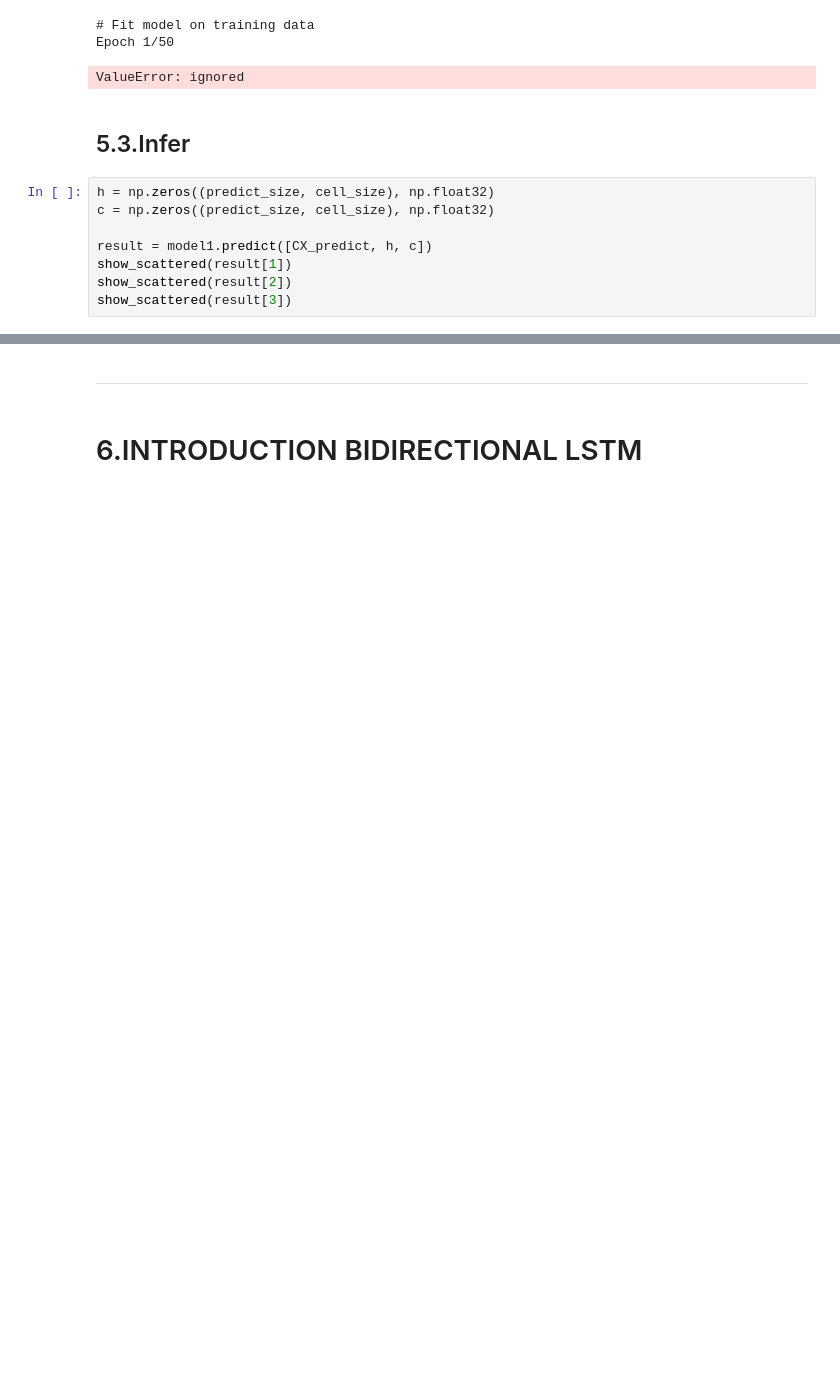
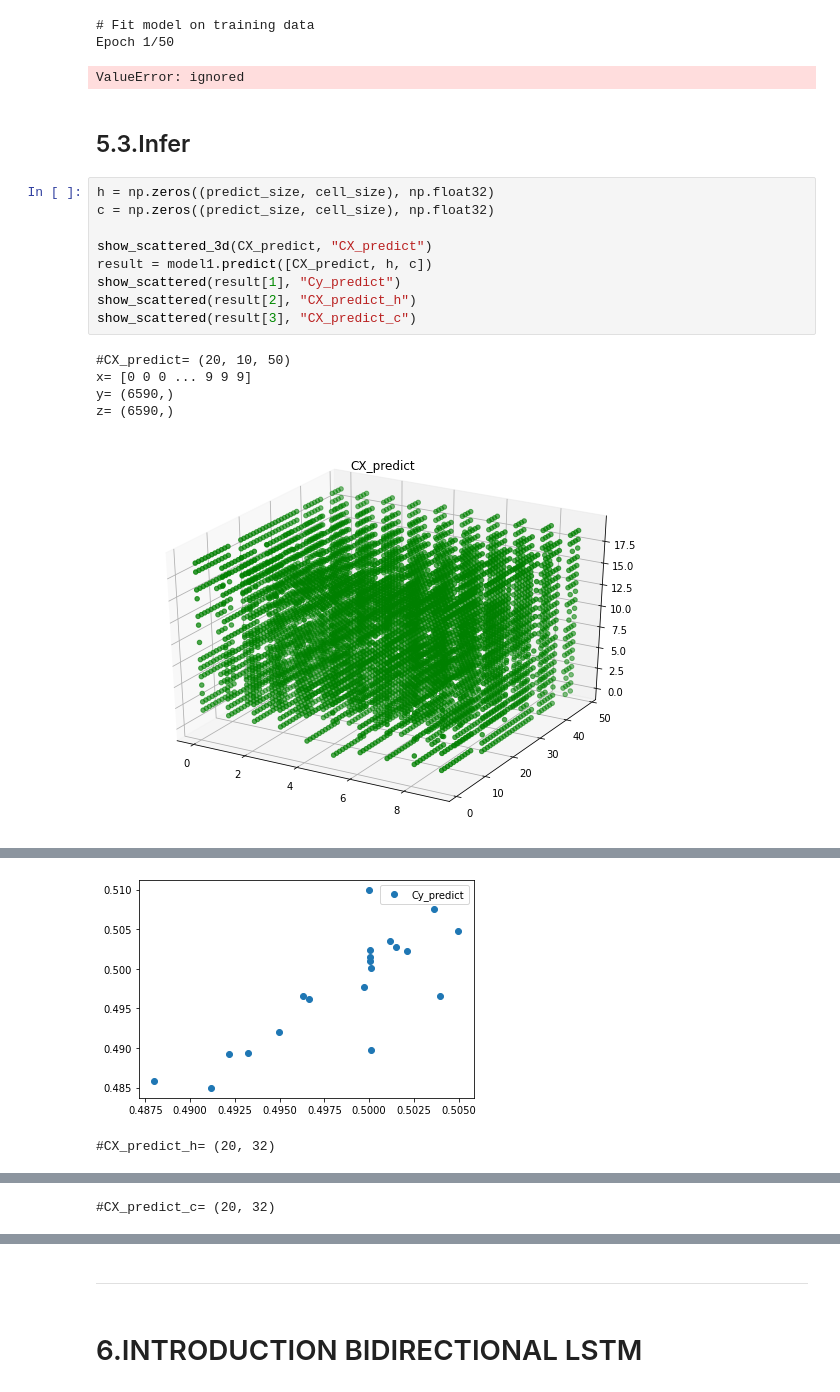
Before and after one commit to lifesboy/selks-lstm-data, a Jupyter notebook: SELKS_LSTM_Anomaly_model.ipynb, the cells around one changed output, grey strips where cells are left out. Saved outputs shown, nothing was run; the diff lists cells and outputs as text; blank space fills up the shorter version.

```diff
--- a/SELKS_LSTM_Anomaly_model.ipynb
+++ b/SELKS_LSTM_Anomaly_model.ipynb
@@ -1042,8 +1042,15 @@ ValueError: ignored
 # %%
 h = np.zeros((predict_size, cell_size), np.float32)
 c = np.zeros((predict_size, cell_size), np.float32)
 
+show_scattered_3d(CX_predict, "CX_predict")
 result = model1.predict([CX_predict, h, c])
-show_scattered(result[1])
-show_scattered(result[2])
-show_scattered(result[3])
+show_scattered(result[1], "Cy_predict")
+show_scattered(result[2], "CX_predict_h")
+show_scattered(result[3], "CX_predict_c")
+# %% [output]
+#CX_predict= (20, 10, 50)
+x= [0 0 0 ... 9 9 9]
+y= (6590,)
+z= (6590,)
+[figure, added]
@@ -1049,0 +1059,2 @@ show_scattered(result[3])
+[figure, added]
+#CX_predict_h= (20, 32)
@@ -1049,0 +1062 @@ show_scattered(result[3])
+#CX_predict_c= (20, 32)
```
Also changed, not shown: parts of 8 cells of this notebook.
